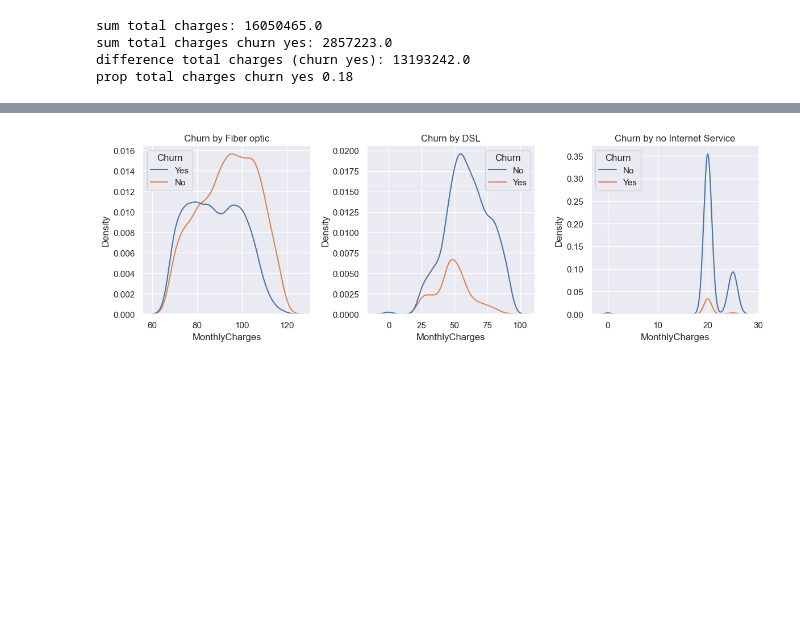
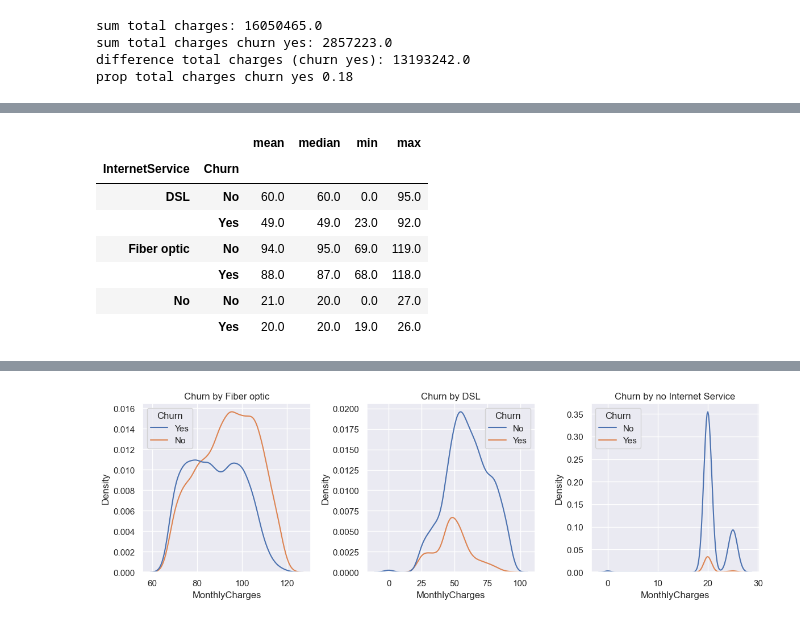
Before and after one commit to emsif84/churn_prediction, a Jupyter notebook: exploratory_data_analysis.ipynb, the cells around one changed output, grey strips where cells are left out. Cells and saved outputs as stored; diff of their text form; code cells hidden in the pictures; blank space fills up the shorter version.

```diff
--- a/exploratory_data_analysis.ipynb
+++ b/exploratory_data_analysis.ipynb
@@ -683,3 +687,16 @@ data.groupby(['InternetService','Churn'])['MonthlyCharges'].agg(['mean','median'
+# %%
+#Statistics monthlyCharges by Internet Service and Churn
+
+data.groupby(['InternetService','Churn'])['MonthlyCharges'].agg(['mean','median','min','max']).round()
+# %% [output]
+|  |  | mean | median | min | max |
+| InternetService | Churn |  |  |  |  |
+| DSL | No | 60.0 | 60.0 | 0.0 | 95.0 |
+|  | Yes | 49.0 | 49.0 | 23.0 | 92.0 |
+| Fiber optic | No | 94.0 | 95.0 | 69.0 | 119.0 |
+|  | Yes | 88.0 | 87.0 | 68.0 | 118.0 |
+| No | No | 21.0 | 20.0 | 0.0 | 27.0 |
+|  | Yes | 20.0 | 20.0 | 19.0 | 26.0 |
 # %%
 fig, ax = plt.subplots(1,3,figsize=(12,4))
 for i, service in enumerate(['Fiber optic','DSL','No']):
```
Also changed, not shown: parts of 3 cells of this notebook, 2 other files.
